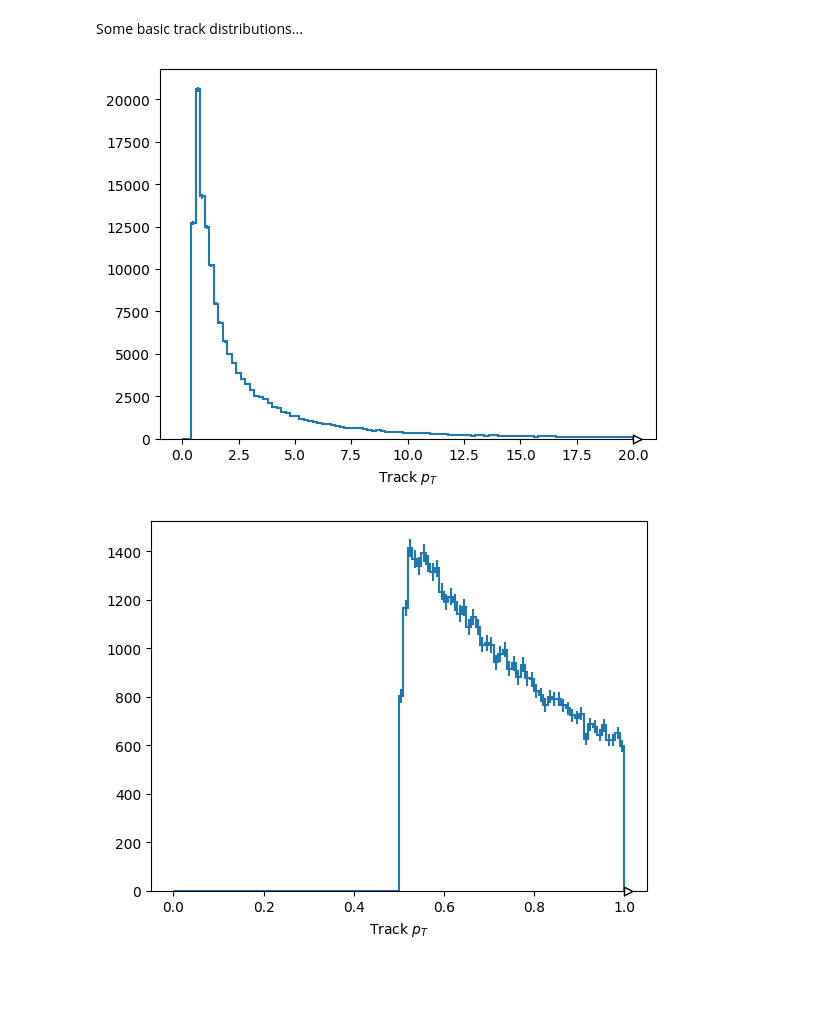
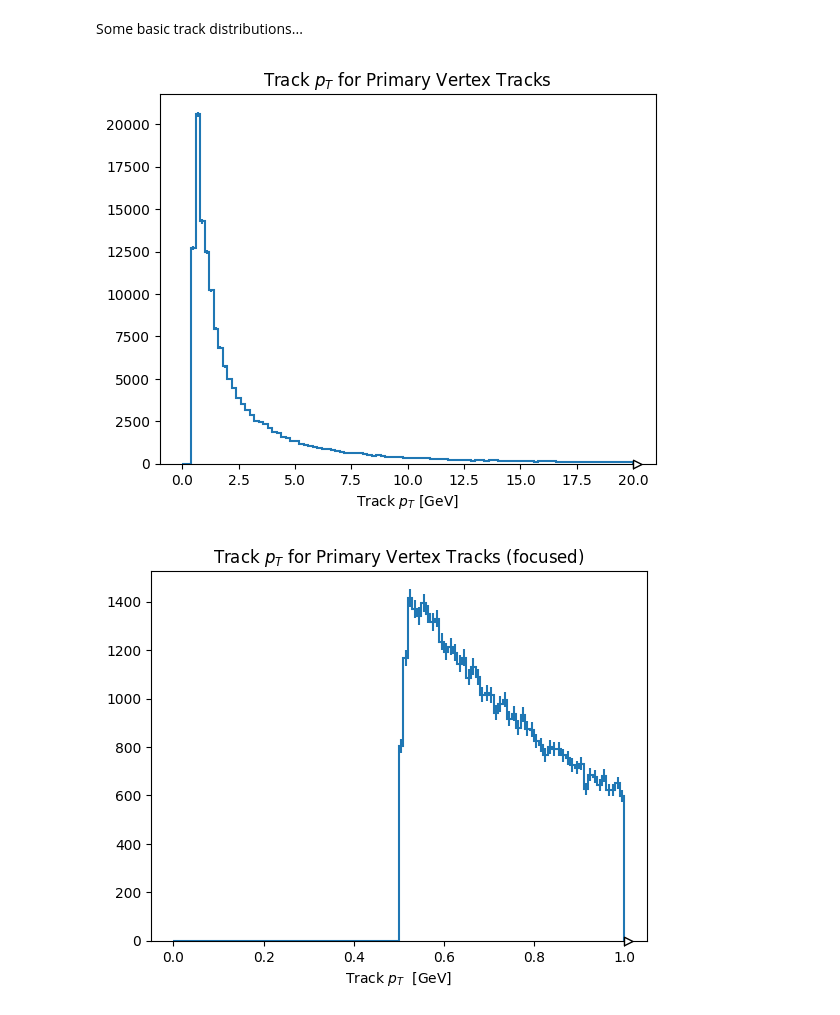
Before and after one commit to gordonwatts/sx_training_fetch, a Jupyter notebook: notebooks/pv_derivation_tracks.ipynb, the cells around one changed output. Drawn from its saved outputs; the diff is of its cells as text; code cells hidden in the pictures; blank space fills up the shorter version.

```diff
--- a/notebooks/pv_derivation_tracks.ipynb
+++ b/notebooks/pv_derivation_tracks.ipynb
@@ -51,22 +62,25 @@ Some basic track distributions...
 # %%
 t_pt = Hist(hist.axis.Regular(100, 0.0, 20.0), label="Track pT", name="track pT").fill(
     ak.flatten(full_data.track_pT)
 )
 t_pt_close = Hist(hist.axis.Regular(100, 0.0, 1.0), label="Track pT", name="track pT").fill(
     ak.flatten(full_data.track_pT)
 )
 t_eta = Hist(
     hist.axis.Regular(100, -3.0, 3.0), label="Track eta", name="track eta"
 ).fill(ak.flatten(full_data.track_eta))
 mplhep.histplot(t_pt)
-plt.xlabel('Track $p_T$')
+plt.xlabel('Track $p_T$ [GeV]')
+plt.title("Track $p_T$ for Primary Vertex Tracks")
 plt.show()
 mplhep.histplot(t_pt_close)
-plt.xlabel("Track $p_T$")
+plt.xlabel("Track $p_T$  [GeV]")
+plt.title("Track $p_T$ for Primary Vertex Tracks (focused)")
 plt.show()
 mplhep.histplot(t_eta)
 plt.xlabel(r'Track $\eta$')
+plt.title(r"Track $\eta$ for Primary Vertex Tracks")
 plt.show()
 # %% [output]
-[figure, old version]
+[figure, new version]
-[figure, old version]
+[figure, new version]
```
Also changed, not shown: parts of 4 cells of this notebook.
